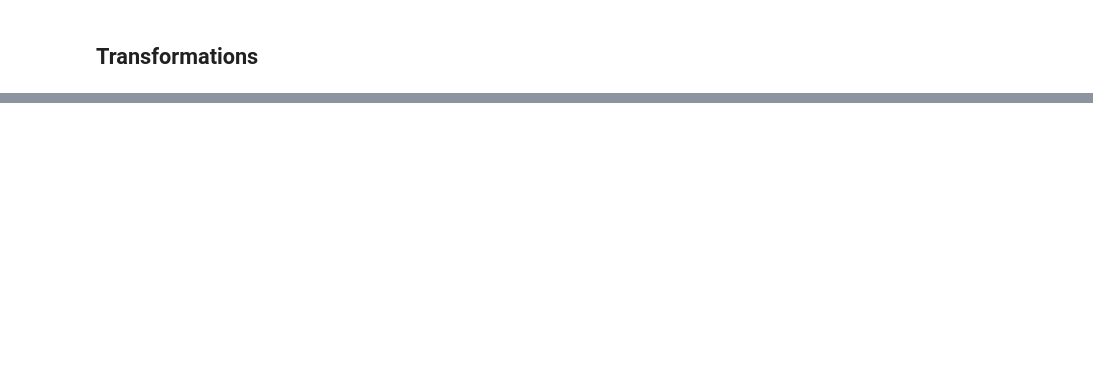
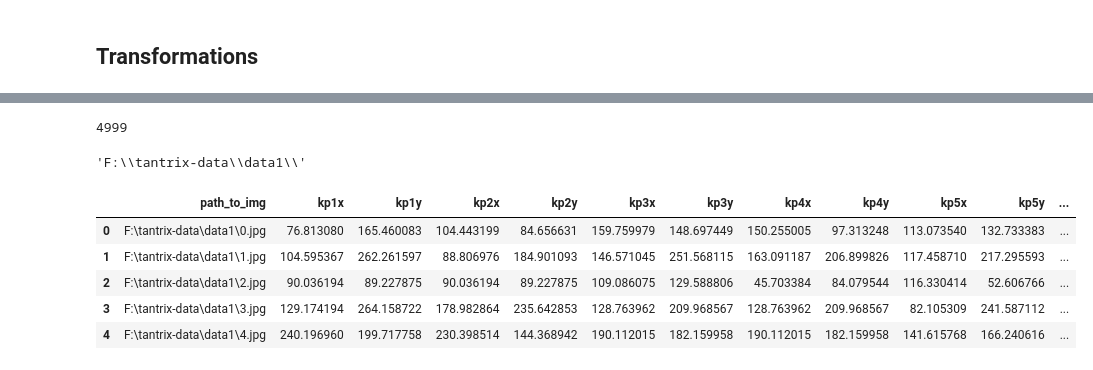
Before and after one commit to mahoyen/tantrix-detect-dataset-generation, a Jupyter notebook: maintest.ipynb, the cells around one changed output, grey strips where cells are left out. Saved outputs shown, nothing was run; the diff lists cells and outputs as text; code cells hidden in the pictures; blank space fills up the shorter version.

```diff
--- a/maintest.ipynb
+++ b/maintest.ipynb
@@ -478,0 +503,10 @@ sdt.display()
+# %%
+col_names = ["path_to_img",
+             "kp1x","kp1y",
+             "kp2x","kp2y",
+             "kp3x","kp3y",
+             "kp4x","kp4y",
+             "kp5x","kp5y",
+             "kp6x","kp6y",
+             "kp7x","kp7y",
+             "kp8x","kp8y"]
@@ -479,15 +516,2 @@ sdt.display()
 # %%
-nb_cards_to_generate = 20
+nb_cards_to_generate = 5000
-# %%
-test_fn = FINISHEDPATH+"test.csv"
-æ = open(test_fn,'w')
-dataset = "bilde;keypoints\n"
-for i in range(nb_cards_to_generate):
-    img1, kpts1 = tiles.get_random()
-    img2, kpts2 = tiles.get_random()
-    bgImg = background.get_random()
-    sd = Scene(bgImg, img1, kpts1, img2, kpts2)
-    #sd.display(True)
-    dataset += sd.info
-æ.write(dataset)
-æ.close()
@@ -498,0 +518,32 @@ pd.read_csv(test_fn, ';')
+# %%
+
+listOfSeries = []
+for i in range(nb_cards_to_generate):
+    img1, kpts1 = tiles.get_random()
+    bgImg = background.get_random()
+    ID = str(i)
+    sd = Scene(bgImg, img1, kpts1)
+    #sd.display(True)
+    name_of_file = sd.write(ID, FINISHEDPATH)
+    iaktps = sd.get_kps()[0][0]
+    listOfSeries.append(pd.Series([name_of_file] + iaktps.get_coords_array().flatten().tolist()))
+    print(i, end='\r', flush=True)
+path_n_ktps = pd.DataFrame().append(listOfSeries, ignore_index=True)
+    #path_n_ktps.append([name_of_file] + iaktps.get_coords_array().flatten().tolist())
+path_n_ktps.columns = col_names
+path_n_ktps.to_csv(FINISHEDPATH+"path_and_kpts1.csv")
+# %% [output]
+4999
+# %%
+FINISHEDPATH
+# %% [output]
+'F:\\tantrix-data\\data1\\'
+# %%
+path_n_ktps.head()
+# %% [output]
+|  | path_to_img | kp1x | kp1y | kp2x | kp2y | kp3x | kp3y | kp4x | kp4y | kp5x | kp5y | ... |
+| 0 | F:\tantrix-data\data1\0.jpg | 76.813080 | 165.460083 | 104.443199 | 84.656631 | 159.759979 | 148.697449 | 150.255005 | 97.313248 | 113.073540 | 132.733383 | ... |
+| 1 | F:\tantrix-data\data1\1.jpg | 104.595367 | 262.261597 | 88.806976 | 184.901093 | 146.571045 | 251.568115 | 163.091187 | 206.899826 | 117.458710 | 217.295593 | ... |
+| 2 | F:\tantrix-data\data1\2.jpg | 90.036194 | 89.227875 | 90.036194 | 89.227875 | 109.086075 | 129.588806 | 45.703384 | 84.079544 | 116.330414 | 52.606766 | ... |
+| 3 | F:\tantrix-data\data1\3.jpg | 129.174194 | 264.158722 | 178.982864 | 235.642853 | 128.763962 | 209.968567 | 128.763962 | 209.968567 | 82.105309 | 241.587112 | ... |
+| 4 | F:\tantrix-data\data1\4.jpg | 240.196960 | 199.717758 | 230.398514 | 144.368942 | 190.112015 | 182.159958 | 190.112015 | 182.159958 | 141.615768 | 166.240616 | ... |
```
Also changed, not shown: parts of 16 cells of this notebook, 2 other files.
